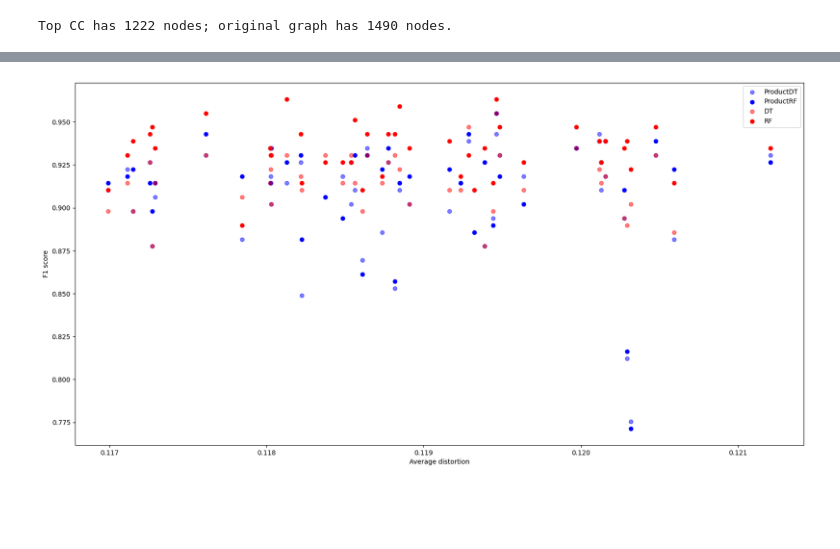
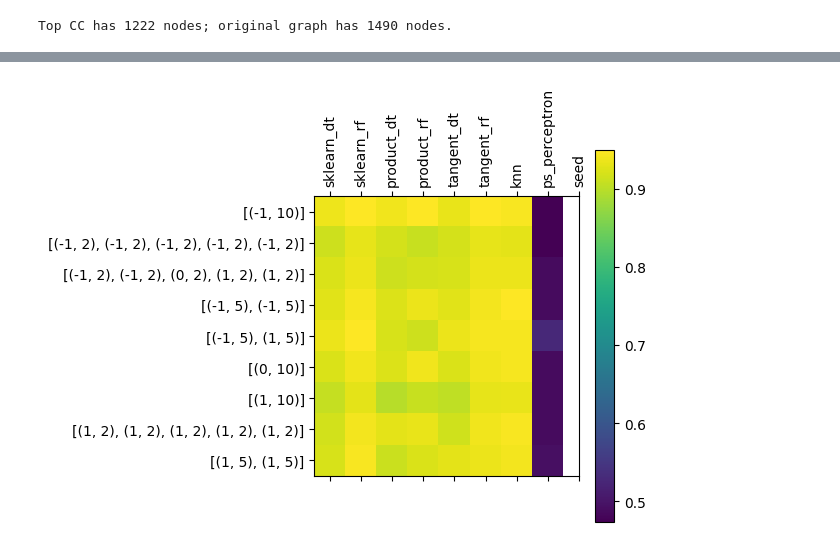
Before and after one commit to qc2321/embedders, a Jupyter notebook: notebooks/2_pc_polblogs_benchmark.ipynb, the cells around one changed output, grey strips where cells are left out. Drawn from its saved outputs; the diff is of its cells as text; code cells hidden in the pictures; blank space fills up the shorter version.

```diff
--- a/notebooks/2_pc_polblogs_benchmark.ipynb
+++ b/notebooks/2_pc_polblogs_benchmark.ipynb
@@ -523,27 +374,8 @@ results_df.to_csv(f"/teamspace/studios/this_studio/embedders/data/polblogs_embed
-# %%
-# Re-do scatter plot
-
-# Scatterplot: d_avg vs. accuracy (each)
-import matplotlib.pyplot as plt
-
-plt.figure(figsize=(20, 10))
-# for i, signature in enumerate(SIGNATURES):
-#     results_df_sig = results_df[[x == signature for x in results_df["signature"]]]
-plt.scatter(results_df["d_avg"], results_df["pdt"], label=f"ProductDT", c="blue", alpha=0.5)
-plt.scatter(results_df["d_avg"], results_df["prf"], label=f"ProductRF", c="blue")
-plt.scatter(results_df["d_avg"], results_df["dt"], label=f"DT", c="red", alpha=0.5)
-plt.scatter(results_df["d_avg"], results_df["rf"], label=f"RF", c="red")
-plt.legend()
-
-# Plot some lines of best fit
-from sklearn.linear_model import LinearRegression
-
-plt.plot()
-
-# Axes
-plt.xlabel("Average distortion")
-plt.ylabel("F1 score")
-
-plt.show()
-# %% [output]
-[figure, removed]
+# %%
+plt.matshow(results_grouped.drop("seed", axis=1).values)
+plt.yticks(range(len(results_grouped.index)), results_grouped.index)
+plt.xticks(range(len(results_grouped.columns)), results_grouped.columns, rotation=90)
+plt.colorbar()
+plt.show()
+# %% [output]
+[figure, added]
```
Also changed, not shown: parts of 13 cells of this notebook, 8 other files.
